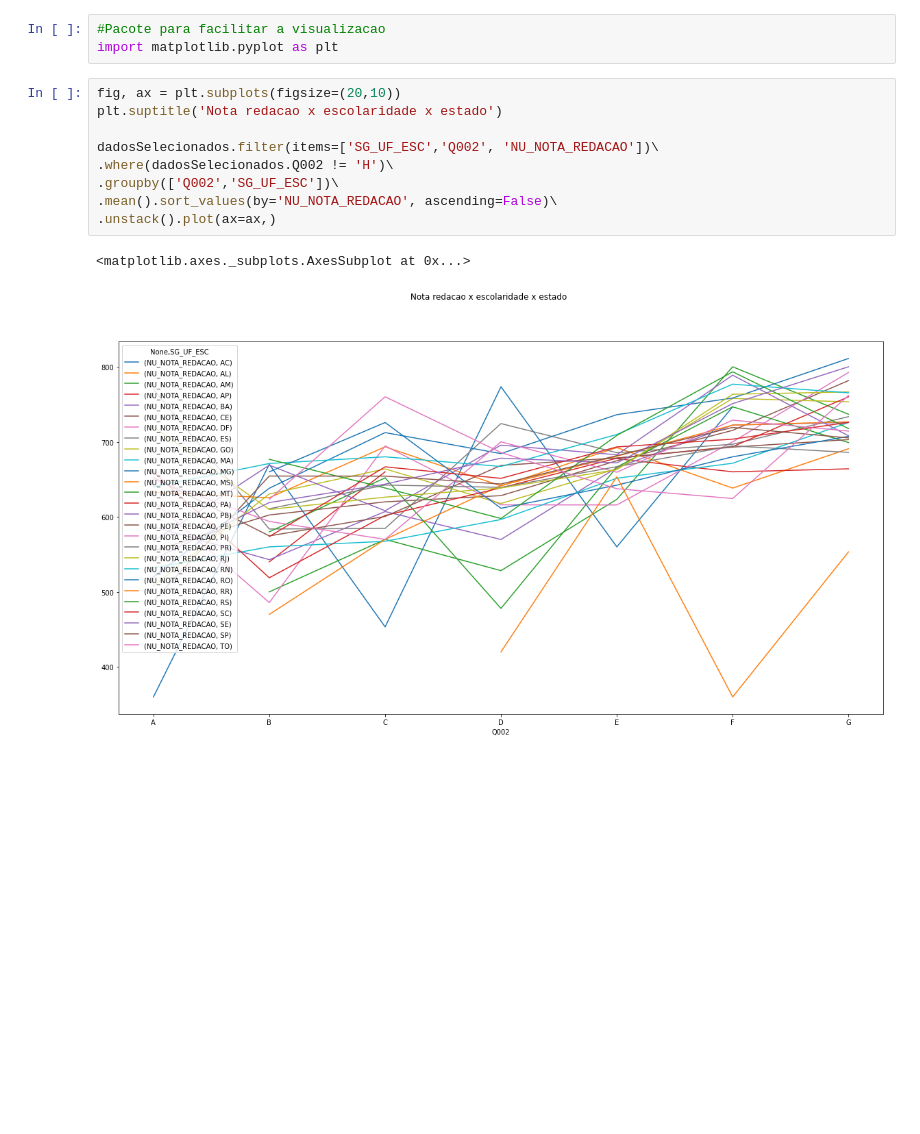
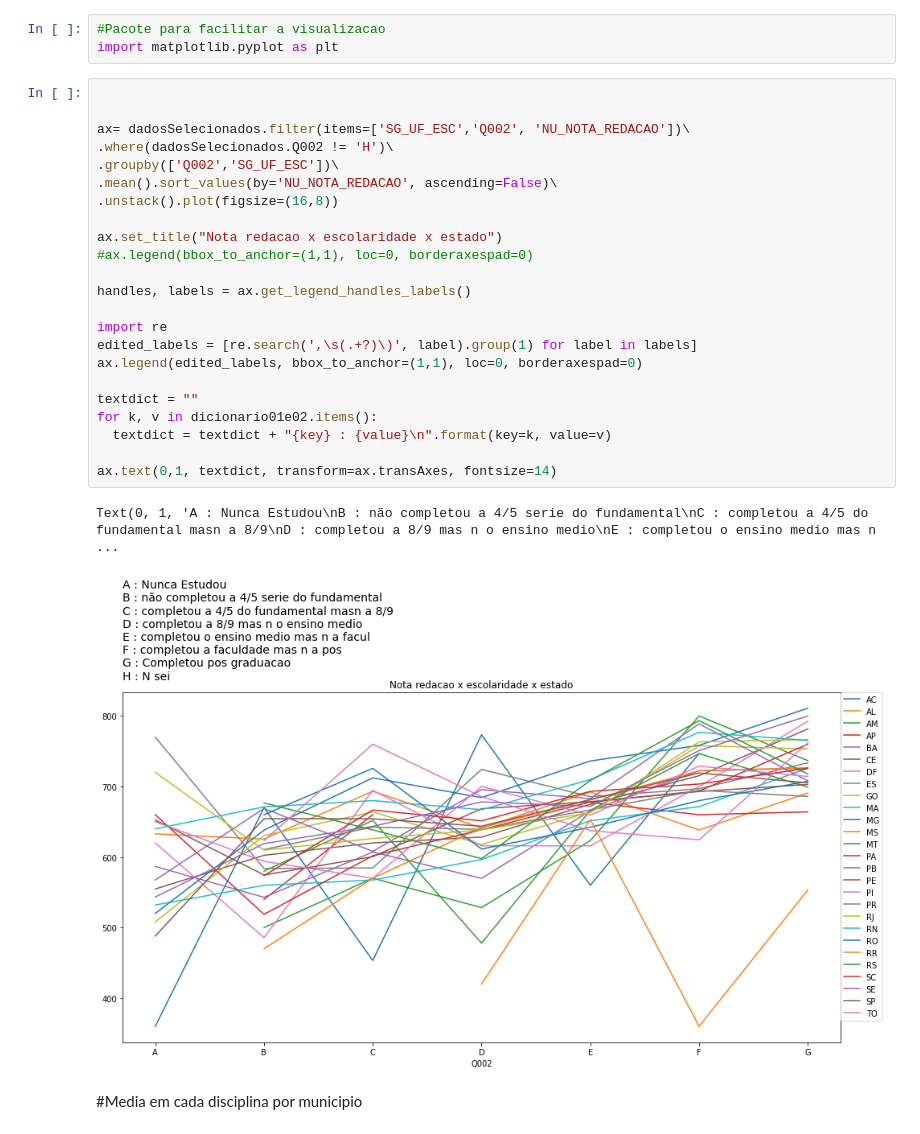
Before and after one commit to LuigiFerrari14/Curso-em-Video-Python---Guanabar-, a Jupyter notebook: pandas.ipynb, the cells around one changed output. Cells and saved outputs as stored; diff of their text form; blank space fills up the shorter version.

```diff
--- a/pandas.ipynb
+++ b/pandas.ipynb
@@ -942,15 +942,31 @@ dadosSelecionados.filter(items=['SG_UF_ESC','NO_Q002', 'NU_NOTA_REDACAO'])\
 # %%
 #Pacote para facilitar a visualizacao
 import matplotlib.pyplot as plt
-# %%
-fig, ax = plt.subplots(figsize=(20,10))
-plt.suptitle('Nota redacao x escolaridade x estado')
-
-dadosSelecionados.filter(items=['SG_UF_ESC','Q002', 'NU_NOTA_REDACAO'])\
-.where(dadosSelecionados.Q002 != 'H')\
-.groupby(['Q002','SG_UF_ESC'])\
-.mean().sort_values(by='NU_NOTA_REDACAO', ascending=False)\
-.unstack().plot(ax=ax,)
-# %% [output]
-<matplotlib.axes._subplots.AxesSubplot at 0x...>
-[figure, removed]
+# %%
+
+
+ax= dadosSelecionados.filter(items=['SG_UF_ESC','Q002', 'NU_NOTA_REDACAO'])\
+.where(dadosSelecionados.Q002 != 'H')\
+.groupby(['Q002','SG_UF_ESC'])\
+.mean().sort_values(by='NU_NOTA_REDACAO', ascending=False)\
+.unstack().plot(figsize=(16,8))
+
+ax.set_title("Nota redacao x escolaridade x estado")
+#ax.legend(bbox_to_anchor=(1,1), loc=0, borderaxespad=0)
+
+handles, labels = ax.get_legend_handles_labels()
+
+import re
+edited_labels = [re.search(',\s(.+?)\)', label).group(1) for label in labels]
+ax.legend(edited_labels, bbox_to_anchor=(1,1), loc=0, borderaxespad=0)
+
+textdict = ""
+for k, v in dicionario01e02.items():
+  textdict = textdict + "{key} : {value}\n".format(key=k, value=v)
+
+ax.text(0,1, textdict, transform=ax.transAxes, fontsize=14)
+# %% [output]
+Text(0, 1, 'A : Nunca Estudou\nB : não completou a 4/5 serie do fundamental\nC : completou a 4/5 do fundamental masn a 8/9\nD : completou a 8/9 mas n o ensino medio\nE : completou o ensino medio mas n ...
+[figure, added]
+# %% [markdown]
+#Media em cada disciplina por municipio
```
Also changed, not shown: parts of 15 cells of this notebook.
